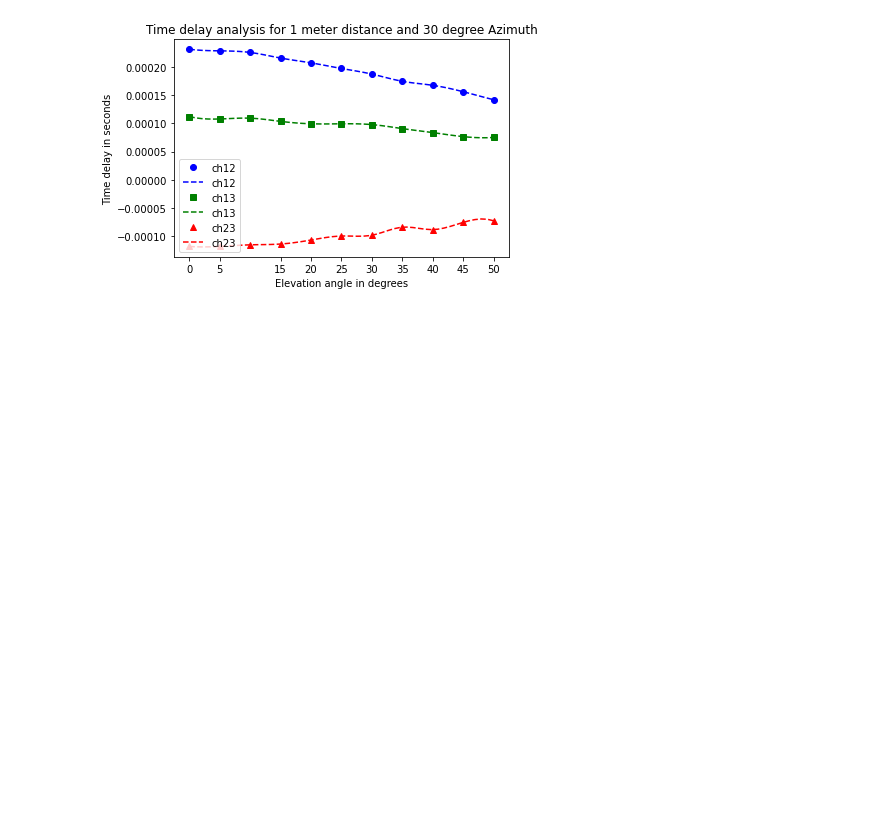
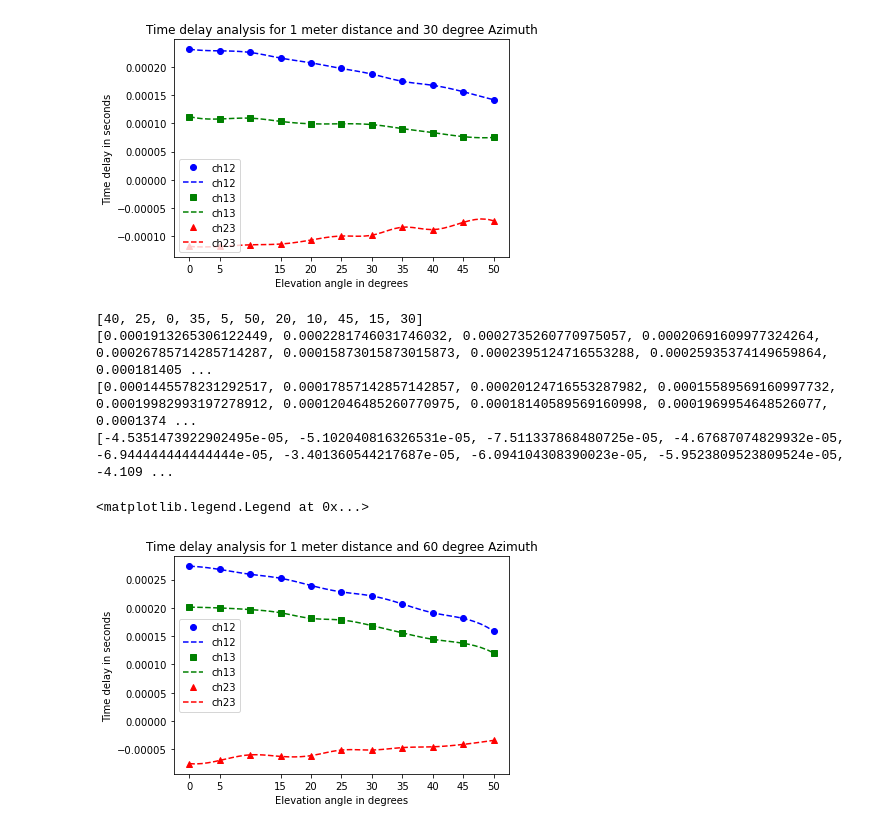
Before and after one commit to PrabhjotKaurGosal/Project-ListenBot, a Jupyter notebook: SoundDataAnalysis/PerChannel_TimeDelay_Analysis_allDir_allEvl.ipynb, the cells around one changed output. Drawn from its saved outputs; the diff is of its cells as text; code cells hidden in the pictures; blank space fills up the shorter version.

Commit message:
Time Delay versus Elevation for all Azimuth

```diff
--- a/SoundDataAnalysis/PerChannel_TimeDelay_Analysis_allDir_allEvl.ipynb
+++ b/SoundDataAnalysis/PerChannel_TimeDelay_Analysis_allDir_allEvl.ipynb
@@ -125,3 +118,77 @@ plt.legend()
 [-8.786848072562358e-05, -9.92063492063492e-05, -0.00011763038548752834, -8.361678004535148e-05, -0.00011763038548752834, -7.227891156462585e-05, -0.00010629251700680272, -0.00011479591836734693, -7.5 ...
 <matplotlib.legend.Legend at 0x...>
 [figure]
+# %%
+# For 1 Meter Azimuth 60 (all evelations)
+
+index = directorySound_content.index('1Meter_Azimuth60_Elevations')
+
+_1MeterFolderPathAz60 = (os.path.join(directorySound.decode("utf-8"),directorySound_content[index] ))
+
+_1MeterFolderPathAz60_content = os.listdir(_1MeterFolderPathAz60)
+
+Angle = []
+TimeDelay_ch12 = []
+TimeDelay_ch13 = []
+TimeDelay_ch23 = []
+
+for i in range(0,len(_1MeterFolderPathAz60_content)):
+    subdir = (os.path.join(_1MeterFolderPathAz60,_1MeterFolderPathAz60_content[i]))
+    #print(subdir)
+    with open(os.path.join(subdir,'angle.txt')) as f:
+        read_data = f.read()
+    Angle.append(int(read_data[0:-1]))
+
+    #Read the audio files
+    ch1, sfreq = lr.load(os.path.join(subdir, 'ch1.wav'), sr=44100)
+    ch2, sfreq = lr.load(os.path.join(subdir, 'ch2.wav'), sr=44100)
+    ch3, sfreq = lr.load(os.path.join(subdir, 'ch3.wav'), sr=44100)
+
+    ###### Calculate time delay between channel 1 and channel 2
+    y1 = ch1
+    y2 = ch2
+    tau_gcc_12, cc = gcc_phat(y2,y1,sfreq)
+    TimeDelay_ch12.append(tau_gcc_12)
+
+    ###### Calcualte time delay between channel 1 and channel 3
+    y1 = ch1
+    y2 = ch3
+    tau_gcc_13, cc = gcc_phat(y2,y1,sfreq)
+    TimeDelay_ch13.append(tau_gcc_13)
+
+    # Calculate time delay between channel 2 and channel 3
+    y1 = ch2
+    y2 = ch3
+    tau_gcc_23, cc = gcc_phat(y2,y1,sfreq)
+    TimeDelay_ch23.append(tau_gcc_23)
+
+print(Angle)
+print(TimeDelay_ch12)
+print(TimeDelay_ch13)
+print(TimeDelay_ch23)
+
+
+TimeDelay_ch12_interpolate = interp1d(Angle, TimeDelay_ch12, kind='cubic')
+Angle_interpolate = np.linspace(0, 50, num=50, endpoint=True)
+plt.plot(Angle, TimeDelay_ch12, 'bo', Angle_interpolate,TimeDelay_ch12_interpolate(Angle_interpolate), 'b--' , label="ch12")
+plt.xticks([0,5,10,15,20,25,30,35,40,45,50])
+
+TimeDelay_ch13_interpolate = interp1d(Angle, TimeDelay_ch13, kind='cubic')
+Angle_interpolate = np.linspace(0, 50, num=50, endpoint=True)
+plt.plot(Angle, TimeDelay_ch13, 'gs', Angle_interpolate,TimeDelay_ch13_interpolate(Angle_interpolate), 'g--', label = "ch13")
+
+TimeDelay_ch23_interpolate = interp1d(Angle, TimeDelay_ch23, kind='cubic')
+Angle_interpolate = np.linspace(0, 50, num=50, endpoint=True)
+plt.plot(Angle, TimeDelay_ch23, 'r^', Angle_interpolate,TimeDelay_ch23_interpolate(Angle_interpolate), 'r--', label="ch23")
+
+plt.xlabel('Elevation angle in degrees')
+plt.ylabel('Time delay in seconds')
+plt.title('Time delay analysis for 1 meter distance and 60 degree Azimuth')
+plt.legend()
+# %% [output]
+[40, 25, 0, 35, 5, 50, 20, 10, 45, 15, 30]
+[0.0001913265306122449, 0.0002281746031746032, 0.0002735260770975057, 0.00020691609977324264, 0.00026785714285714287, 0.00015873015873015873, 0.0002395124716553288, 0.00025935374149659864, 0.000181405 ...
+[0.0001445578231292517, 0.00017857142857142857, 0.00020124716553287982, 0.00015589569160997732, 0.00019982993197278912, 0.00012046485260770975, 0.00018140589569160998, 0.0001969954648526077, 0.0001374 ...
+[-4.5351473922902495e-05, -5.102040816326531e-05, -7.511337868480725e-05, -4.67687074829932e-05, -6.944444444444444e-05, -3.401360544217687e-05, -6.094104308390023e-05, -5.9523809523809524e-05, -4.109 ...
+<matplotlib.legend.Legend at 0x...>
+[figure, added]
```
Also changed, not shown: parts of 4 cells of this notebook.
